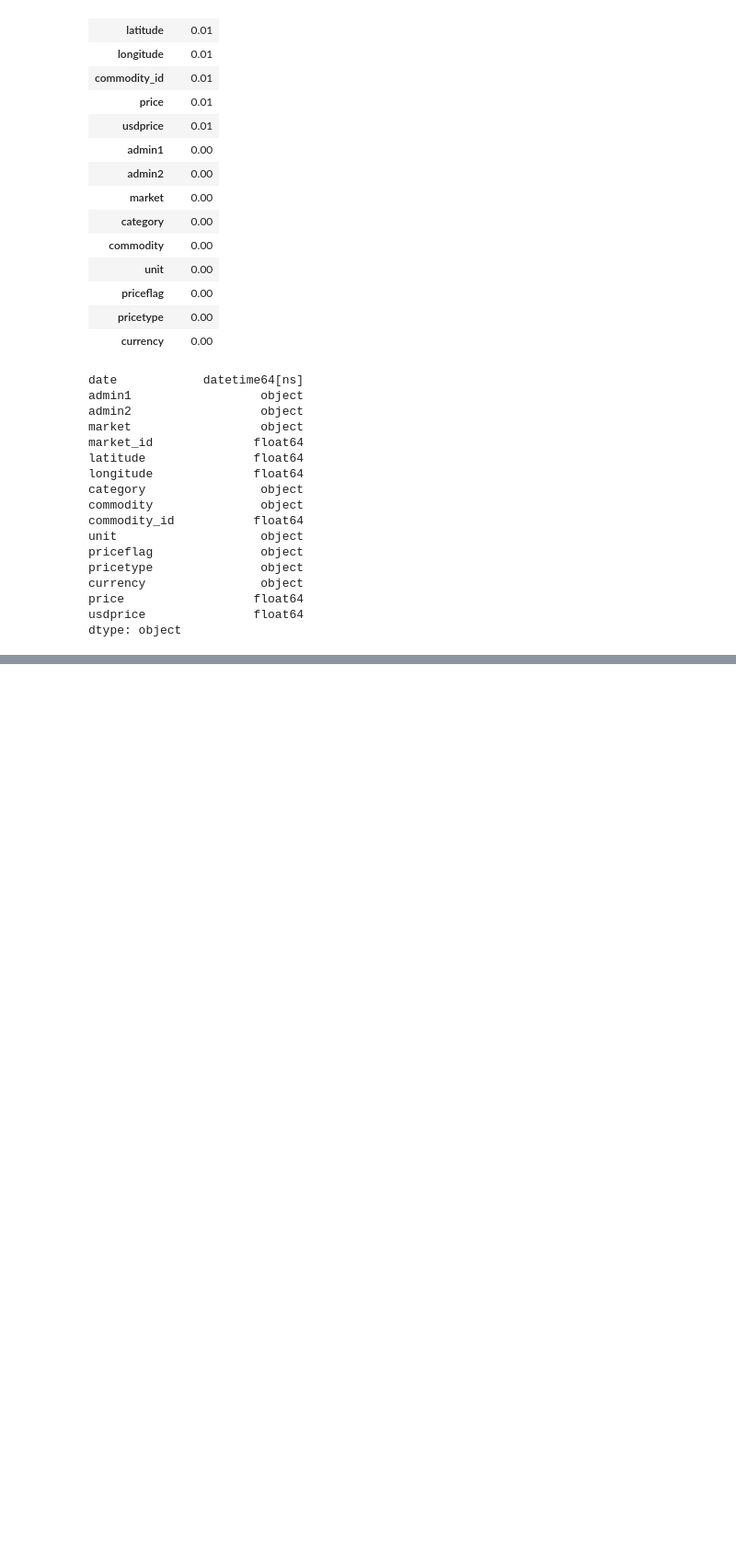
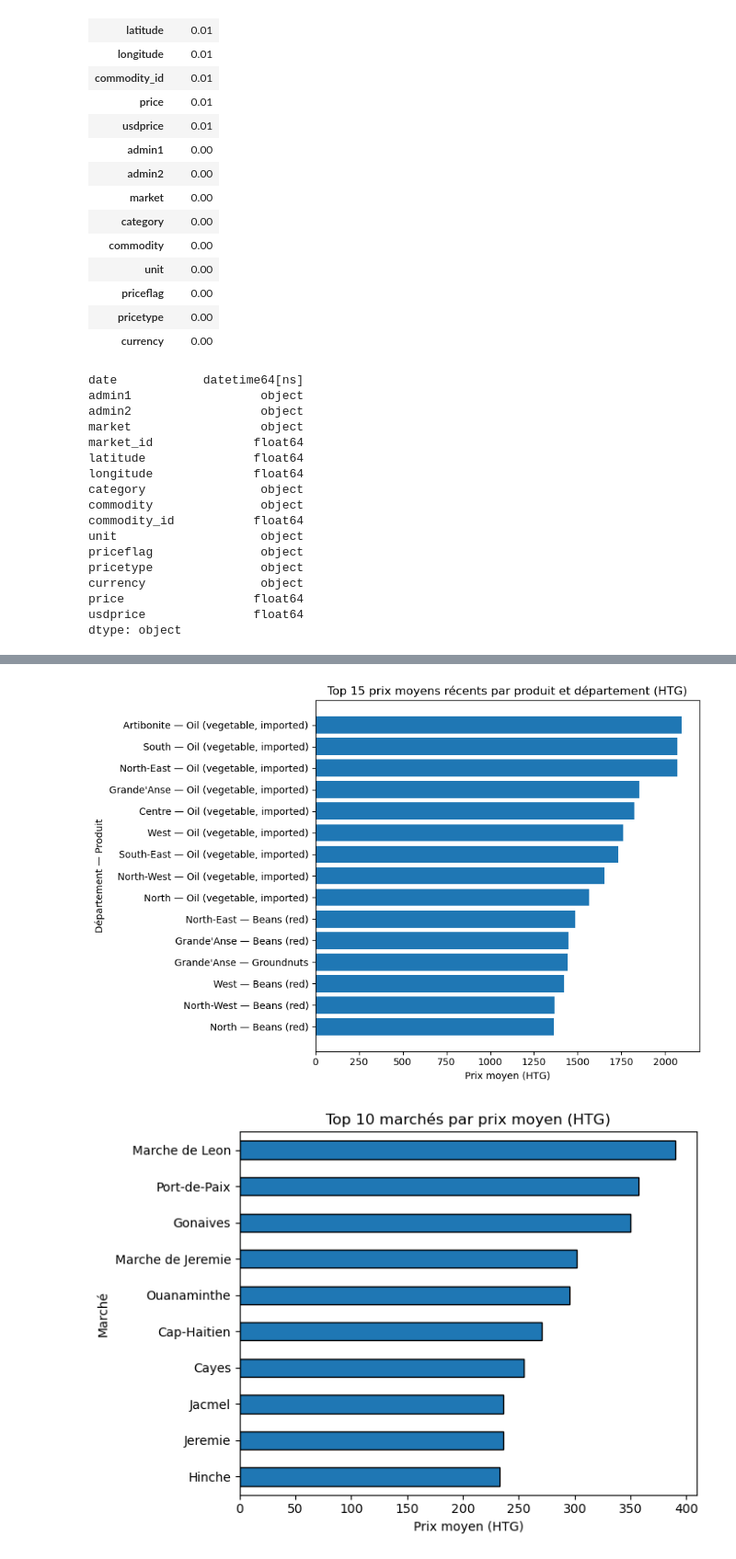
Before and after one commit to Einstein201/ML---World-Food-Programme-WFP-Food-Price---Haiti, a Jupyter notebook: Analyse_exploratoire.ipynb, the cells around one changed output, grey strips where cells are left out. Shown at 92% size. Drawn from its saved outputs; the diff is of its cells as text; code cells hidden in the pictures; blank space fills up the shorter version.

```diff
--- a/Analyse_exploratoire.ipynb
+++ b/Analyse_exploratoire.ipynb
@@ -171,0 +275,33 @@ Top modalités pour priceflag:
+# %%
+val = 'price' if 'price' in df.columns else 'usdprice'
+cur = 'HTG' if val == 'price' else 'USD'
+
+if 'date' in df.columns:
+    y = df['date'].dt.year
+    recent = y.max()
+    sub = df[y >= recent-2]
+else:
+    sub = df
+
+# Top 15 produit par département
+top_prod = (sub.groupby(['admin1','commodity'])[val]
+              .mean().reset_index()
+              .sort_values(val, ascending=False)
+              .head(15))
+plt.figure(figsize=(9,6))
+plt.barh(top_prod['admin1'] + ' — ' + top_prod['commodity'], top_prod[val])
+plt.title(f"Top 15 prix moyens récents par produit et département ({cur})")
+plt.xlabel(f"Prix moyen ({cur})"); plt.ylabel("Département — Produit")
+plt.gca().invert_yaxis(); plt.tight_layout(); plt.show()
+
+# Top 10 marchés
+top_mkt = (df.groupby('market')[val].mean()
+             .nlargest(10).sort_values())
+plt.figure(figsize=(7,5))
+top_mkt.plot(kind='barh', edgecolor='black', legend=False)
+plt.title(f"Top 10 marchés par prix moyen ({cur})")
+plt.xlabel(f"Prix moyen ({cur})"); plt.ylabel("Marché")
+plt.tight_layout(); plt.show()
+# %% [output]
+[figure, added]
+[figure, added]
```
Also changed, not shown: parts of 19 cells of this notebook.
